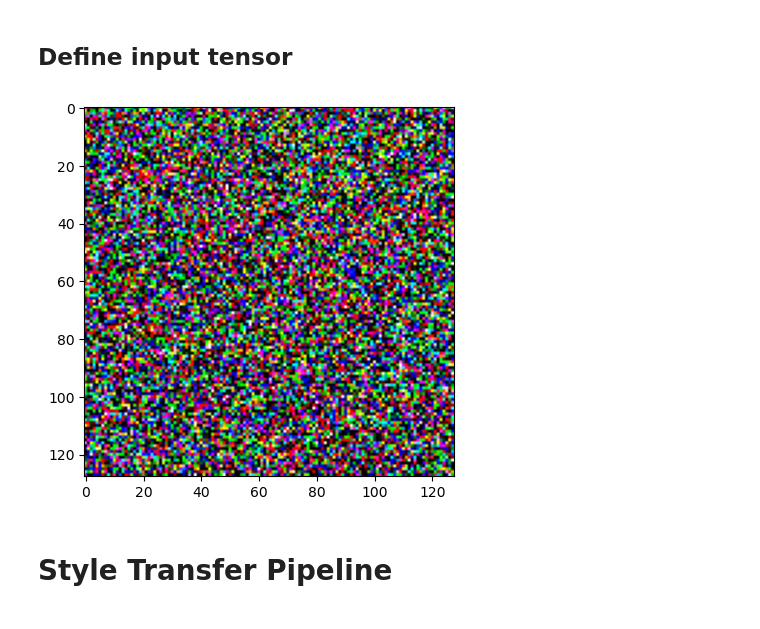
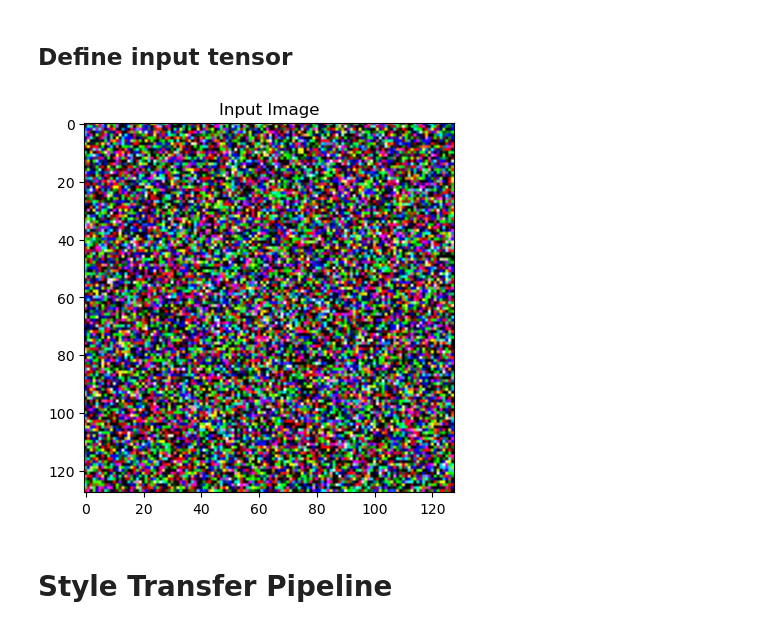
Before and after one commit to wai-ting-13/neural-style-transfer, a Jupyter notebook: notebook/neural_style_transfer_experiment.ipynb, the cells around one changed output. Cells and saved outputs as stored; diff of their text form; code cells hidden in the pictures.

```diff
--- a/notebook/neural_style_transfer_experiment.ipynb
+++ b/notebook/neural_style_transfer_experiment.ipynb
@@ -193,7 +211,7 @@ def image_to_tensor(image_filepath : str, image_dimension : int = SMALL_DIM) ->
     print(f"Original image size: {img.size}")
 
     # display image to check
-    fig, axs = plt.subplots(1,2, figsize=(10, 6))
+    _, axs = plt.subplots(1,2, figsize=(10, 6))
     axs[0].set_title(f"{image_filepath}")
     axs[0].imshow(img)
 
@@ -231,8 +249,3 @@ def image_to_tensor(image_filepath : str, image_dimension : int = SMALL_DIM) ->
     axs[1].imshow(img.squeeze(0).cpu().detach().numpy().transpose(1,2,0))
 
     return img.to(torch.float)
-
-style_image = image_to_tensor(f"{INPUT_PATH}/style-4.jpg", image_dimension).to(dvc).detach()
-content_image = image_to_tensor(f"{INPUT_PATH}/content-1.jpg", image_dimension).to(dvc).detach()
-print(f"style_image.shape: {style_image.shape}")
-print(f"content_image.shape: {content_image.shape}")
@@ -248,16 +266,23 @@ content_image.shape: torch.Size([1, 3, 128, 128])
 # %% [markdown]
 ## Define input tensor
 # %%
-# initialize as the content image
-# ip_image = content_image.clone().to(dvc)
+def get_input_image(dvc, init_mode : str = "random") -> torch.Tensor:
+    if init_mode == "content":
+        # initialize as the content image
+        ip_image = content_image.clone().to(dvc)
+    else:
+        ip_image = torch.randn(content_image.data.size(), device=dvc)
 
-# initialize as random noise:
-ip_image = torch.randn(content_image.data.size(), device=dvc)
+    # Display input image
+    plt.figure()
+    plt.title("Input Image")
+    plt.imshow(ip_image.squeeze(0).cpu().detach().numpy().transpose(1,2,0).clip(0,1));
 
-plt.figure()
-plt.imshow(ip_image.squeeze(0).cpu().detach().numpy().transpose(1,2,0).clip(0,1));
+    return ip_image
+
+ip_image = get_input_image(dvc, "random")
 # %% [output]
-[figure, old version]
+[figure, new version]
 # %% [markdown]
 # Style Transfer Pipeline
 # %% [markdown]
```
Also changed, not shown: parts of 14 cells of this notebook.
